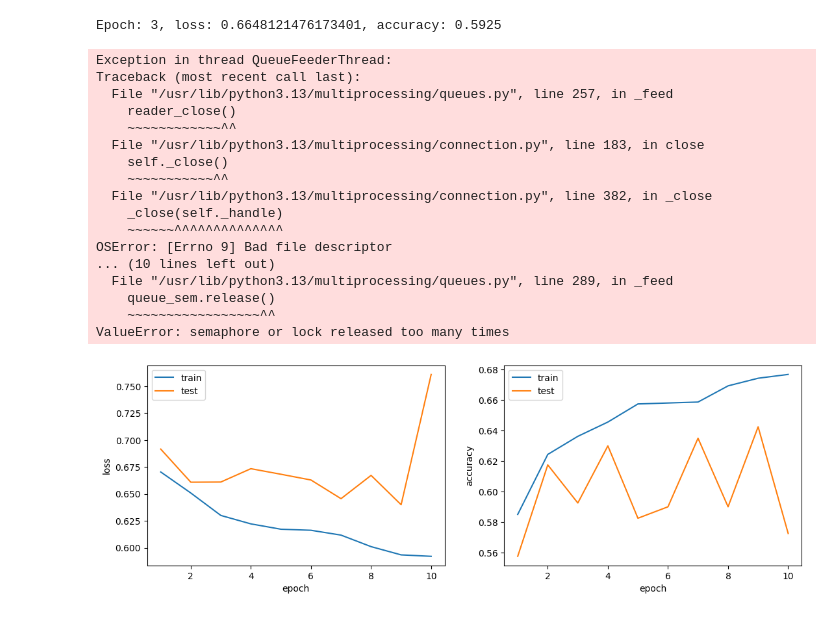
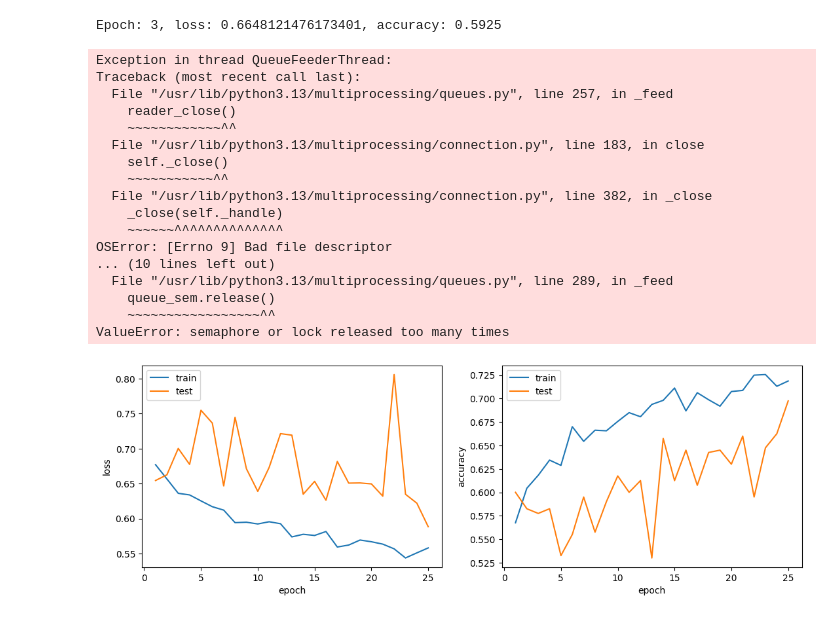
Before and after one commit to k1-r1ll/pytorch, a Jupyter notebook: pytorch4_collab.ipynb, the cells around one changed output. Drawn from its saved outputs; the diff is of its cells as text; code cells hidden in the pictures.

```diff
--- a/pytorch4_collab.ipynb
+++ b/pytorch4_collab.ipynb
@@ -814,33 +822,34 @@ class TinyResNet(nn.Module):
 # %%
-NUM_EPOCH = 10
+NUM_EPOCH = 25
 
 model_rn = TinyResNet().to(device)
 criterion = nn.CrossEntropyLoss()
+# в лекции моментум 0.9
 optimizer = torch.optim.SGD(model_rn.parameters(), lr=0.01, momentum=0)
 
 history = train(
 
     model_rn, optimizer, criterion,
     train_loader, val_loader,
     NUM_EPOCH
 
 )
 # %% [output]
 Exception in thread QueueFeederThread:
 Traceback (most recent call last):
   File "/usr/lib/python3.13/multiprocessing/queues.py", line 257, in _feed
     reader_close()
     ~~~~~~~~~~~~^^
   File "/usr/lib/python3.13/multiprocessing/connection.py", line 183, in close
     self._close()
     ~~~~~~~~~~~^^
   File "/usr/lib/python3.13/multiprocessing/connection.py", line 382, in _close
     _close(self._handle)
     ~~~~~~^^^^^^^^^^^^^^
 OSError: [Errno 9] Bad file descriptor
 ... (10 lines left out)
   File "/usr/lib/python3.13/multiprocessing/queues.py", line 289, in _feed
     queue_sem.release()
     ~~~~~~~~~~~~~~~~~^^
 ValueError: semaphore or lock released too many times
-[figure, old version]
+[figure, new version]
```
Also changed, not shown: parts of 8 cells of this notebook.
